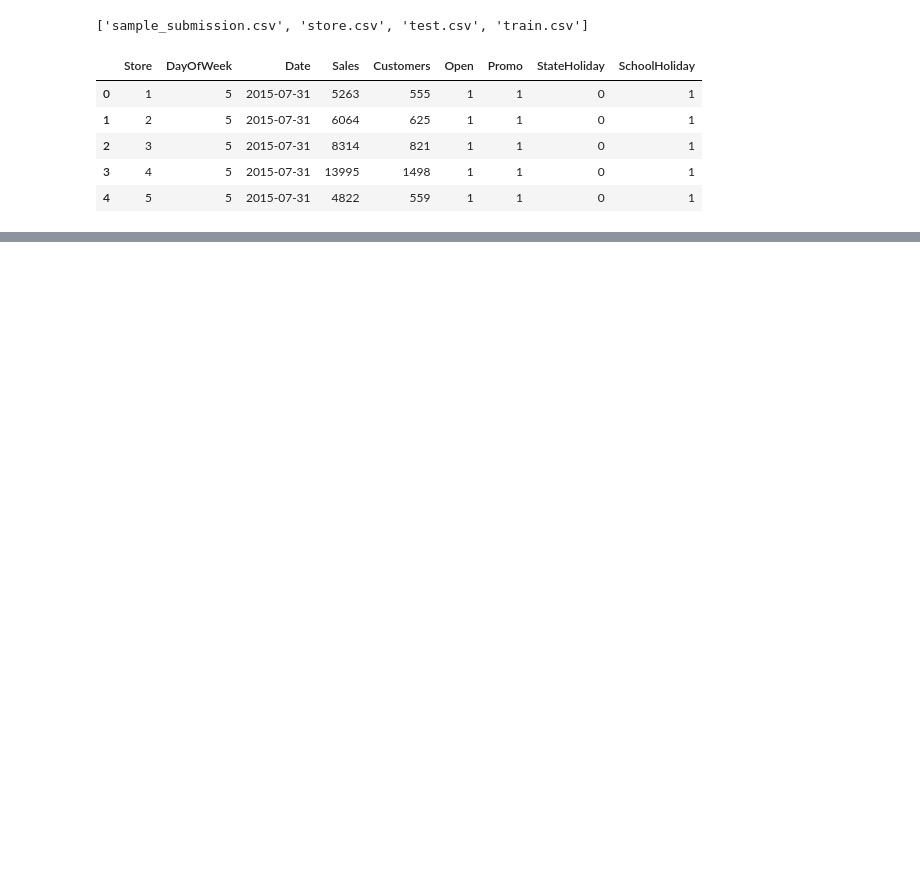
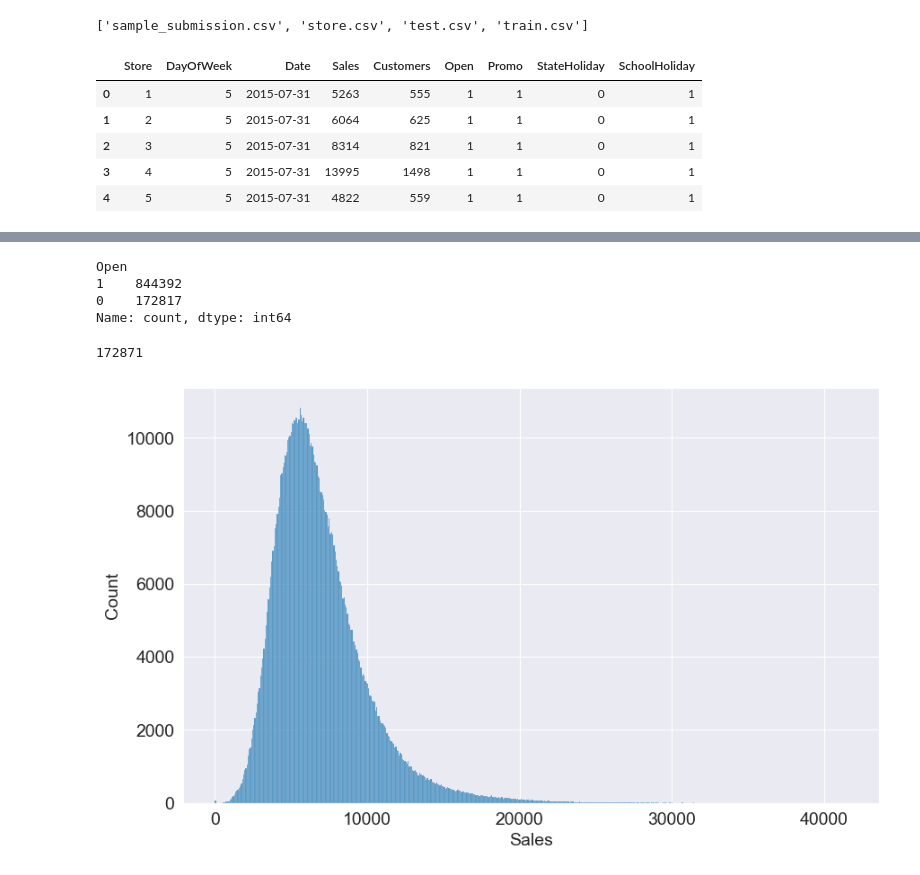
Before and after one commit to RawatRahul14/Machine-Learning-using-Python, a Jupyter notebook: 04. ML project Approach/project_approach.ipynb, the cells around one changed output, grey strips where cells are left out. Saved outputs shown, nothing was run; the diff lists cells and outputs as text; code cells hidden in the pictures; blank space fills up the shorter version.

```diff
--- a/04. ML project Approach/project_approach.ipynb
+++ b/04. ML project Approach/project_approach.ipynb
@@ -88,0 +205,18 @@ ross_df.head()
+# %%
+merged_df.Open.value_counts()
+# %% [output]
+Open
+1    844392
+0    172817
+Name: count, dtype: int64
+# %%
+merged_df.Sales.value_counts()[0]
+# %% [output]
+172871
+# %%
+merged_df = merged_df[merged_df["Open"] == 1].copy()
+# %%
+sns.histplot(data = merged_df, x = "Sales")
+plt.show()
+# %% [output]
+[figure, added]
```
Also changed, not shown: parts of 26 cells of this notebook.
